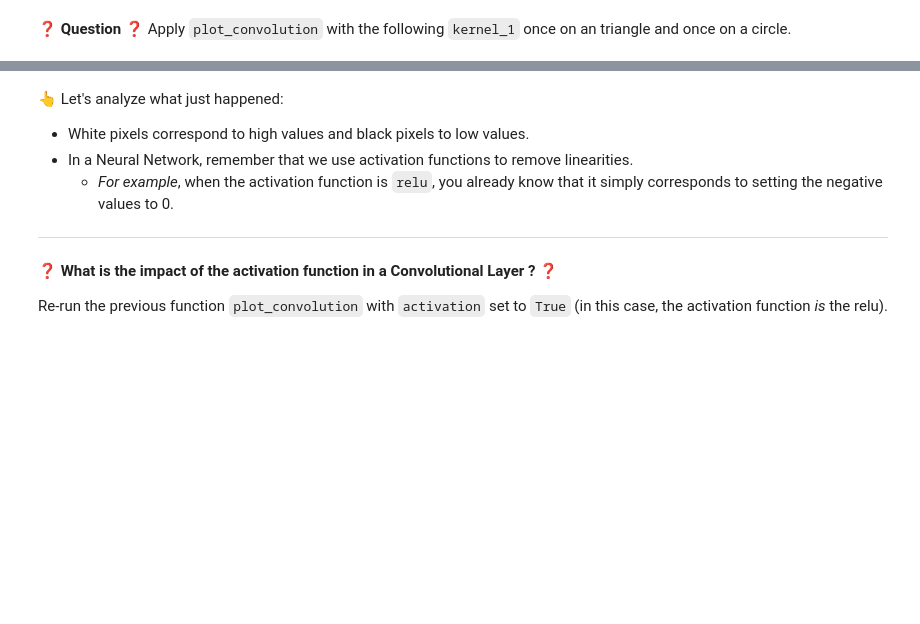
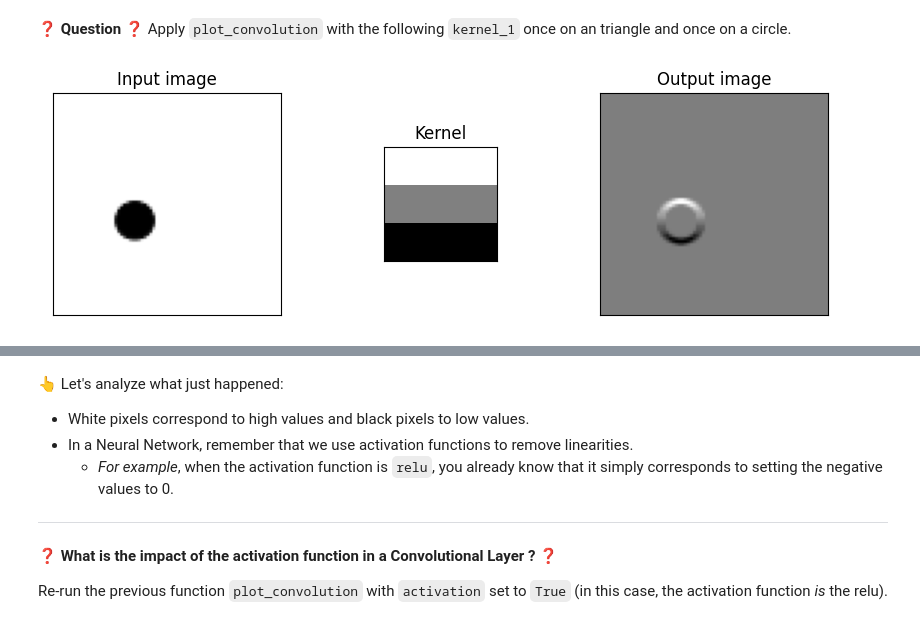
Before and after one commit to yleniafedi/data-intuition-on-convolutions, a Jupyter notebook: intuitions_on_convolutions.ipynb, the cells around one changed output, grey strips where cells are left out. Cells and saved outputs as stored; diff of their text form; code cells hidden in the pictures; blank space fills up the shorter version.

```diff
--- a/intuitions_on_convolutions.ipynb
+++ b/intuitions_on_convolutions.ipynb
@@ -218,0 +230,4 @@ kernel_1 = [
+# %%
+plot_convolution(X[1], kernel_1, activation=False)
+# %% [output]
+[figure, added]
```
Also changed, not shown: parts of 56 cells of this notebook.
